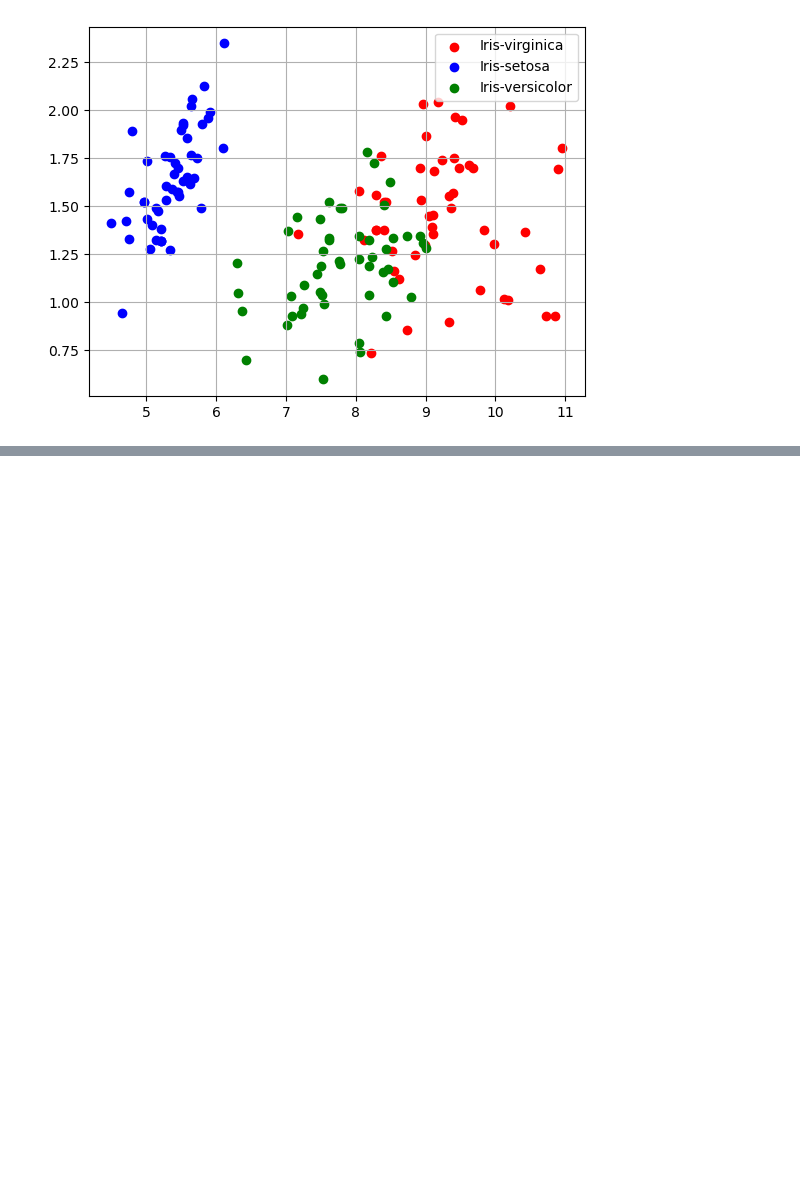
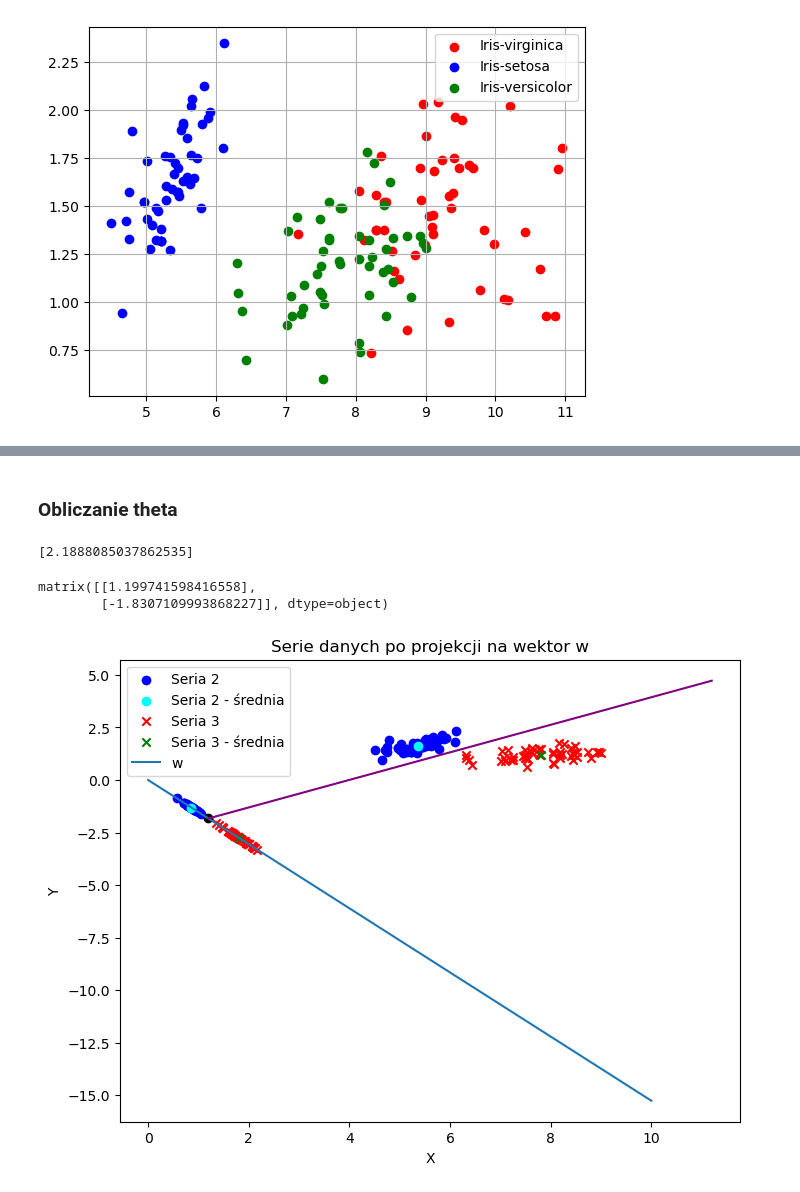
Before and after one commit to Funiek/eksploracja-danych, a Jupyter notebook: cw4/ed_cw4_krzysztof_funkowski.ipynb, the cells around one changed output, grey strips where cells are left out. Cells and saved outputs as stored; diff of their text form; code cells hidden in the pictures; blank space fills up the shorter version.

```diff
--- a/cw4/ed_cw4_krzysztof_funkowski.ipynb
+++ b/cw4/ed_cw4_krzysztof_funkowski.ipynb
@@ -380,0 +373,5 @@ matrix([[1.047005367779917, 1.0],
+# %%
+s2_tt = [[element, 'Iris-setosa'] for element in s2_t]
+s3_tt = [[element, 'Iris-versicolor'] for element in s3_t]
+s23_t = sorted(s2_tt + s3_tt, key=lambda x: x[0])
+s23_t
@@ -380,0 +396,53 @@ matrix([[1.047005367779917, 1.0],
+# %% [markdown]
+### Obliczanie theta
+# %%
+point_candidates = [] # lista na punkty będące kandydatami na punkt wyznaczenia podziału klas
+
+prev_point = s23_t[0]
+for actual_point in s23_t[1:]:
+    if actual_point[1] != prev_point[1]: # jeżeli klasa aktualnie badana różni się od klasy poprzedniej to obliczamy kandydata na punkt
+        between_point = ((actual_point[0] + prev_point[0]) / 2) # średnia arytmetyczna z aktualnego i poprzednio badanego
+        point_candidates.append(between_point)
+
+    prev_point = actual_point
+
+point_candidates
+# %% [output]
+[2.1888085037862535]
+# %%
+theta = point_candidates[-1] * w
+theta
+# %% [output]
+matrix([[1.199741598416558],
+        [-1.8307109993868227]], dtype=object)
+# %%
+plt.figure(figsize=(8, 6))
+
+plt.scatter(s2_proj_w[:,[0]], s2_proj_w[:,[1]], label='Seria 2', color='blue', marker='o')
+plt.scatter(s2_m_mean_proj_w[0, 0], s2_m_mean_proj_w[0, 1], label='Seria 2 - średnia', color='cyan', marker='o')
+plt.scatter(s3_proj_w[:,[0]], s3_proj_w[:,[1]], label='Seria 3', color='red', marker='x')
+plt.scatter(s3_m_mean_proj_w[0, 0], s3_m_mean_proj_w[0, 1], label='Seria 3 - średnia', color='green', marker='x')
+plt.scatter(s2[:,[0]], s2[:,[1]], color='blue', marker='o')
+plt.scatter(s2_m_mean[0, 0], s2_m_mean[0, 1], color='cyan', marker='o')
+plt.scatter(s3[:,[0]], s3[:,[1]], color='red', marker='x')
+plt.scatter(s3_m_mean[0, 0], s3_m_mean[0, 1], color='green', marker='x')
+
+x = np.linspace(0, 10, 100)
+plt.plot(x, x * w[1,0] / w[0,0], label="w")
+
+plt.scatter(theta[0][0,0], theta[1][0,0], color='black')
+x_div = x + theta[0][0,0]
+y_div = -x / (w[1,0] / w[0,0]) + theta[1][0,0]
+plt.plot(x_div,y_div, color='purple')
+
+plt.xlabel('X')
+plt.ylabel('Y')
+
+#plt.xlim(0, 10)
+#plt.ylim(-5, 5)
+
+plt.legend()
+plt.title('Serie danych po projekcji na wektor w')
+plt.show()
+# %% [output]
+[figure, added]
```
Also changed, not shown: parts of 30 cells of this notebook.
